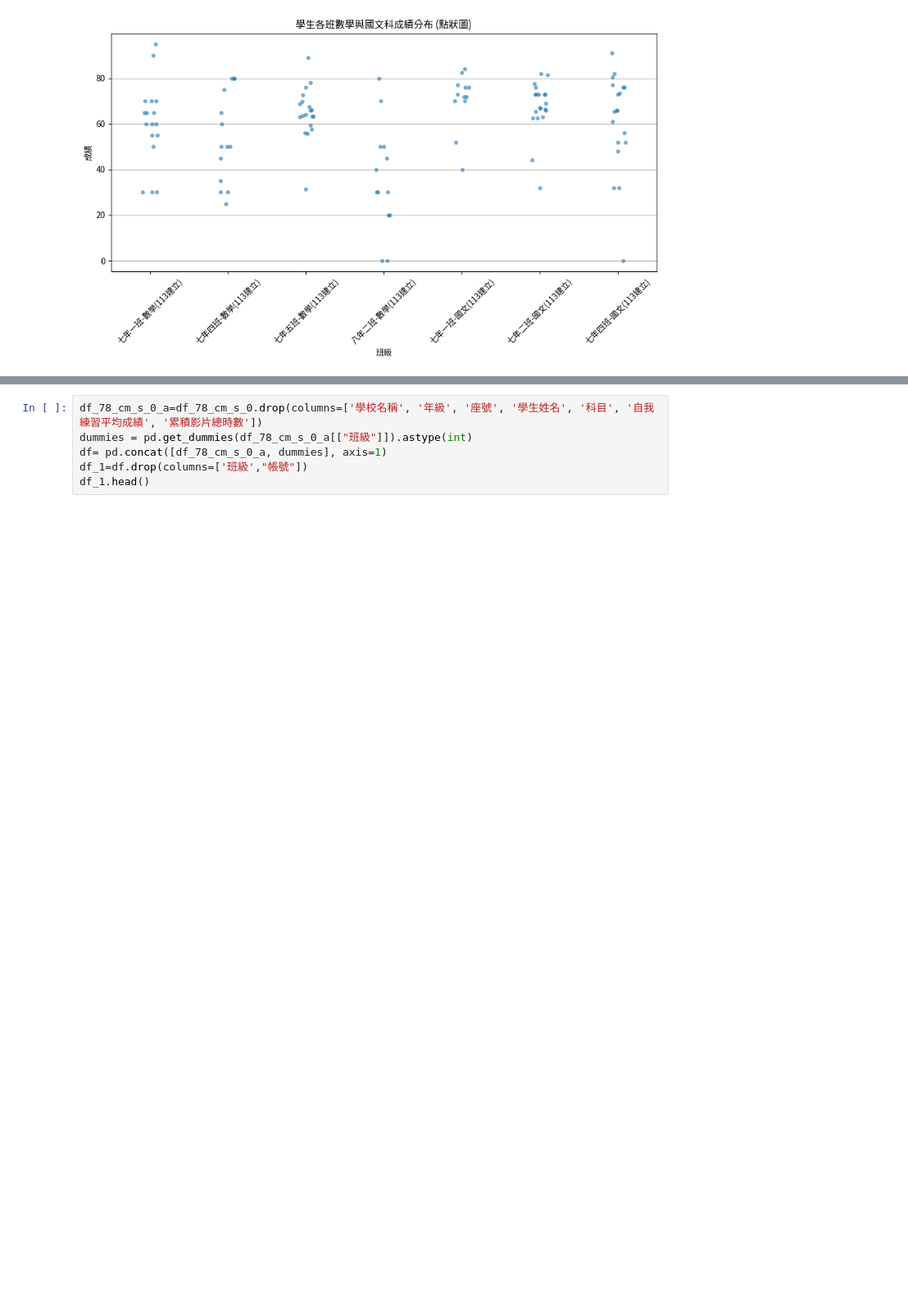
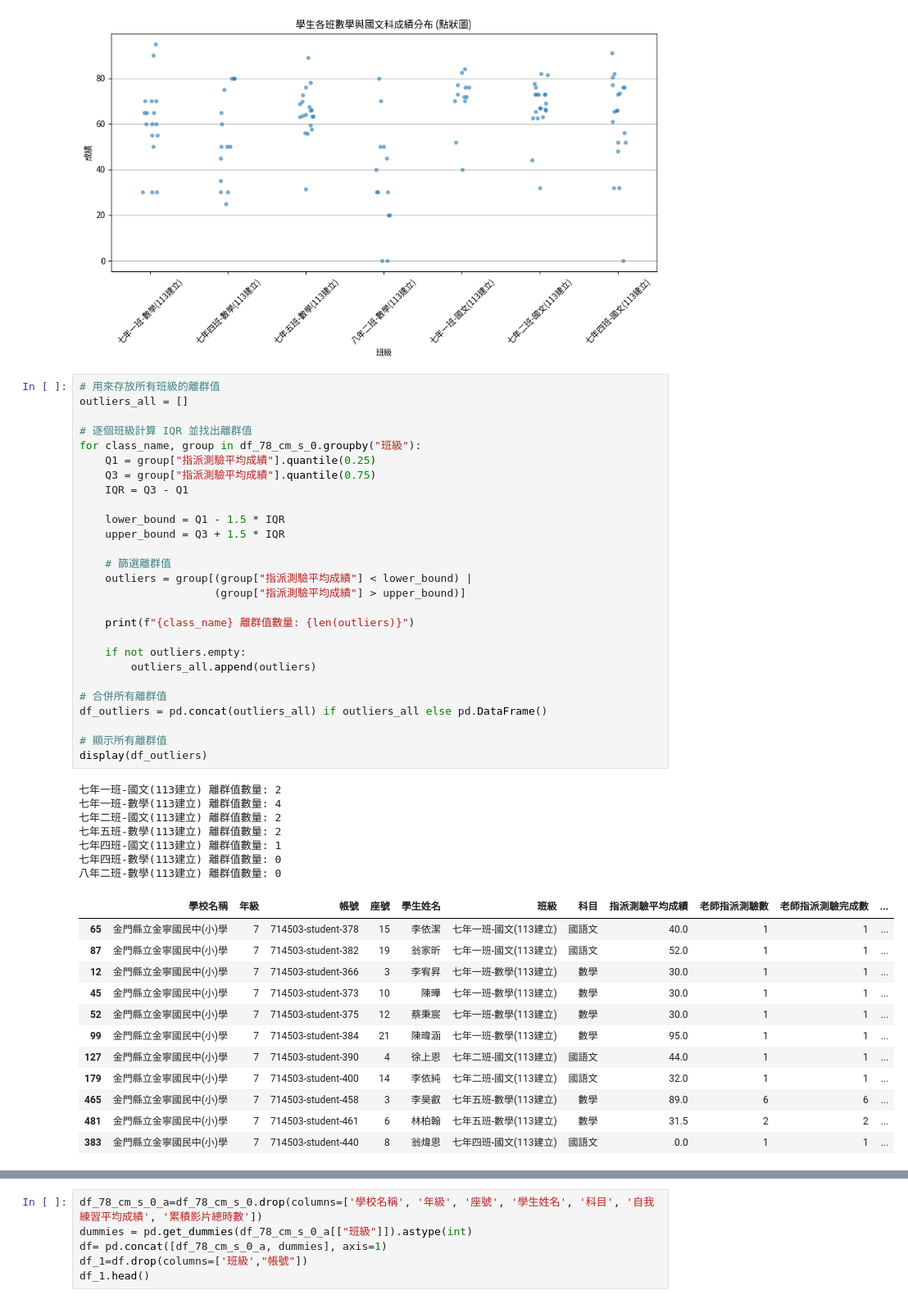
Before and after one commit to Emily-Hsu2004/edu-data-mining-, a Jupyter notebook: 練習/week3-課堂練習1.ipynb, the cells around one changed output, grey strips where cells are left out. Shown at 82% size. Saved outputs shown, nothing was run; the diff lists cells and outputs as text; blank space fills up the shorter version.

```diff
--- a/練習/week3-課堂練習1.ipynb
+++ b/練習/week3-課堂練習1.ipynb
@@ -320,3 +321,50 @@ plt.tight_layout()
 plt.show()
 # %% [output]
 [figure]
+# %%
+# 用來存放所有班級的離群值
+outliers_all = []
+
+# 逐個班級計算 IQR 並找出離群值
+for class_name, group in df_78_cm_s_0.groupby("班級"):
+    Q1 = group["指派測驗平均成績"].quantile(0.25)
+    Q3 = group["指派測驗平均成績"].quantile(0.75)
+    IQR = Q3 - Q1
+
+    lower_bound = Q1 - 1.5 * IQR
+    upper_bound = Q3 + 1.5 * IQR
+
+    # 篩選離群值
+    outliers = group[(group["指派測驗平均成績"] < lower_bound) |
+                     (group["指派測驗平均成績"] > upper_bound)]
+
+    print(f"{class_name} 離群值數量: {len(outliers)}")
+
+    if not outliers.empty:
+        outliers_all.append(outliers)
+
+# 合併所有離群值
+df_outliers = pd.concat(outliers_all) if outliers_all else pd.DataFrame()
+
+# 顯示所有離群值
+display(df_outliers)
+# %% [output]
+七年一班-國文(113建立) 離群值數量: 2
+七年一班-數學(113建立) 離群值數量: 4
+七年二班-國文(113建立) 離群值數量: 2
+七年五班-數學(113建立) 離群值數量: 2
+七年四班-國文(113建立) 離群值數量: 1
+七年四班-數學(113建立) 離群值數量: 0
+八年二班-數學(113建立) 離群值數量: 0
+|  | 學校名稱 | 年級 | 帳號 | 座號 | 學生姓名 | 班級 | 科目 | 指派測驗平均成績 | 老師指派測驗數 | 老師指派測驗完成數 | ... |
+| 65 | 金門縣立金寧國民中(小)學 | 7 | 714503-student-378 | 15 | 李依潔 | 七年一班-國文(113建立) | 國語文 | 40.0 | 1 | 1 | ... |
+| 87 | 金門縣立金寧國民中(小)學 | 7 | 714503-student-382 | 19 | 翁家昕 | 七年一班-國文(113建立) | 國語文 | 52.0 | 1 | 1 | ... |
+| 12 | 金門縣立金寧國民中(小)學 | 7 | 714503-student-366 | 3 | 李宥昇 | 七年一班-數學(113建立) | 數學 | 30.0 | 1 | 1 | ... |
+| 45 | 金門縣立金寧國民中(小)學 | 7 | 714503-student-373 | 10 | 陳曄 | 七年一班-數學(113建立) | 數學 | 30.0 | 1 | 1 | ... |
+| 52 | 金門縣立金寧國民中(小)學 | 7 | 714503-student-375 | 12 | 蔡秉宸 | 七年一班-數學(113建立) | 數學 | 30.0 | 1 | 1 | ... |
+| 99 | 金門縣立金寧國民中(小)學 | 7 | 714503-student-384 | 21 | 陳暐涵 | 七年一班-數學(113建立) | 數學 | 95.0 | 1 | 1 | ... |
+| 127 | 金門縣立金寧國民中(小)學 | 7 | 714503-student-390 | 4 | 徐上恩 | 七年二班-國文(113建立) | 國語文 | 44.0 | 1 | 1 | ... |
+| 179 | 金門縣立金寧國民中(小)學 | 7 | 714503-student-400 | 14 | 李依純 | 七年二班-國文(113建立) | 國語文 | 32.0 | 1 | 1 | ... |
+| 465 | 金門縣立金寧國民中(小)學 | 7 | 714503-student-458 | 3 | 李昊叡 | 七年五班-數學(113建立) | 數學 | 89.0 | 6 | 6 | ... |
+| 481 | 金門縣立金寧國民中(小)學 | 7 | 714503-student-461 | 6 | 林柏翰 | 七年五班-數學(113建立) | 數學 | 31.5 | 2 | 2 | ... |
+| 383 | 金門縣立金寧國民中(小)學 | 7 | 714503-student-440 | 8 | 翁煒恩 | 七年四班-國文(113建立) | 國語文 | 0.0 | 1 | 1 | ... |
```
Also changed, not shown: parts of 4 cells of this notebook.
